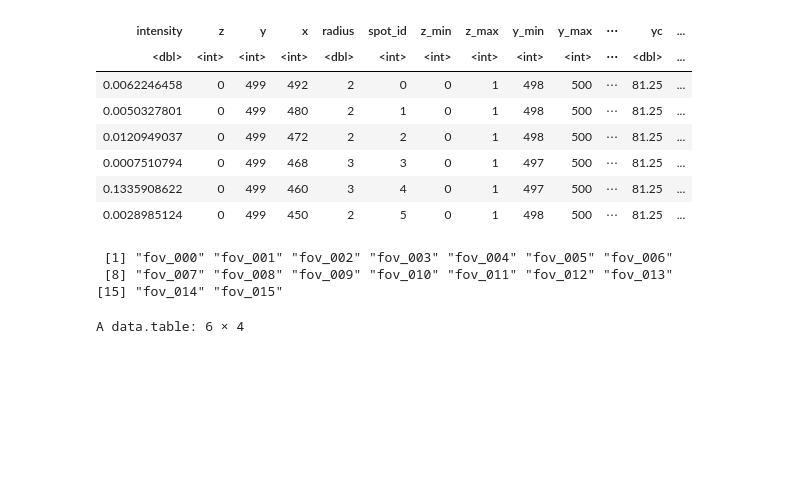
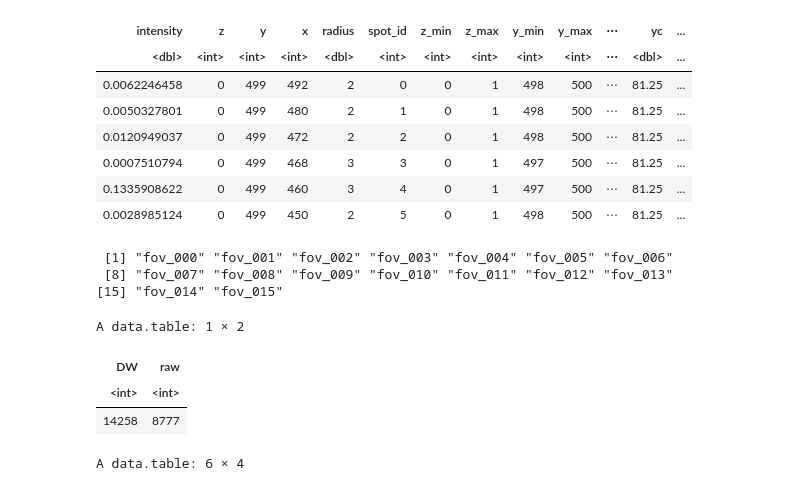
Before and after one commit to ggirelli/deconwolf-in-situ-transcriptomics, a Jupyter notebook: notebooks/1.0_focus_on_transcripts.ipynb, the cells around one changed output. Saved outputs shown, nothing was run; the diff lists cells and outputs as text; code cells hidden in the pictures; blank space fills up the shorter version.

```diff
--- a/notebooks/1.0_focus_on_transcripts.ipynb
+++ b/notebooks/1.0_focus_on_transcripts.ipynb
@@ -91,6 +91,16 @@ ddata[, unique(FOV)]
  [1] "fov_000" "fov_001" "fov_002" "fov_003" "fov_004" "fov_005" "fov_006"
  [8] "fov_007" "fov_008" "fov_009" "fov_010" "fov_011" "fov_012" "fov_013"
 [15] "fov_014" "fov_015"
+# %%
+ndata2 = dcast(ddata[thr == 2 & target_assigned == "assigned", .N, by=c("image_type", "target", "thr", "FOV")
+           ][, .(N=sum(N)), by=c("image_type", "thr", "FOV")], thr+FOV~image_type, value.var="N")
+ndata2[, .(DW=sum(dw), raw=sum(raw))]
+fwrite(ndata2, "transcript_count.dw_raw.thr_2.tsv", sep="\t")
+# %% [output]
+A data.table: 1 × 2
+| DW | raw |
+| <int> | <int> |
+| 14258 | 8777 |
 # %%
 gene_counts = dcast(ddata["assigned" == target_assigned, .N, by=c("image_type", "target", "thr")], target+thr~image_type, value.var="N")[order(dw, decreasing=T)]
 # %%
```
Also changed, not shown: parts of 1 cell of this notebook, 7 other files.
